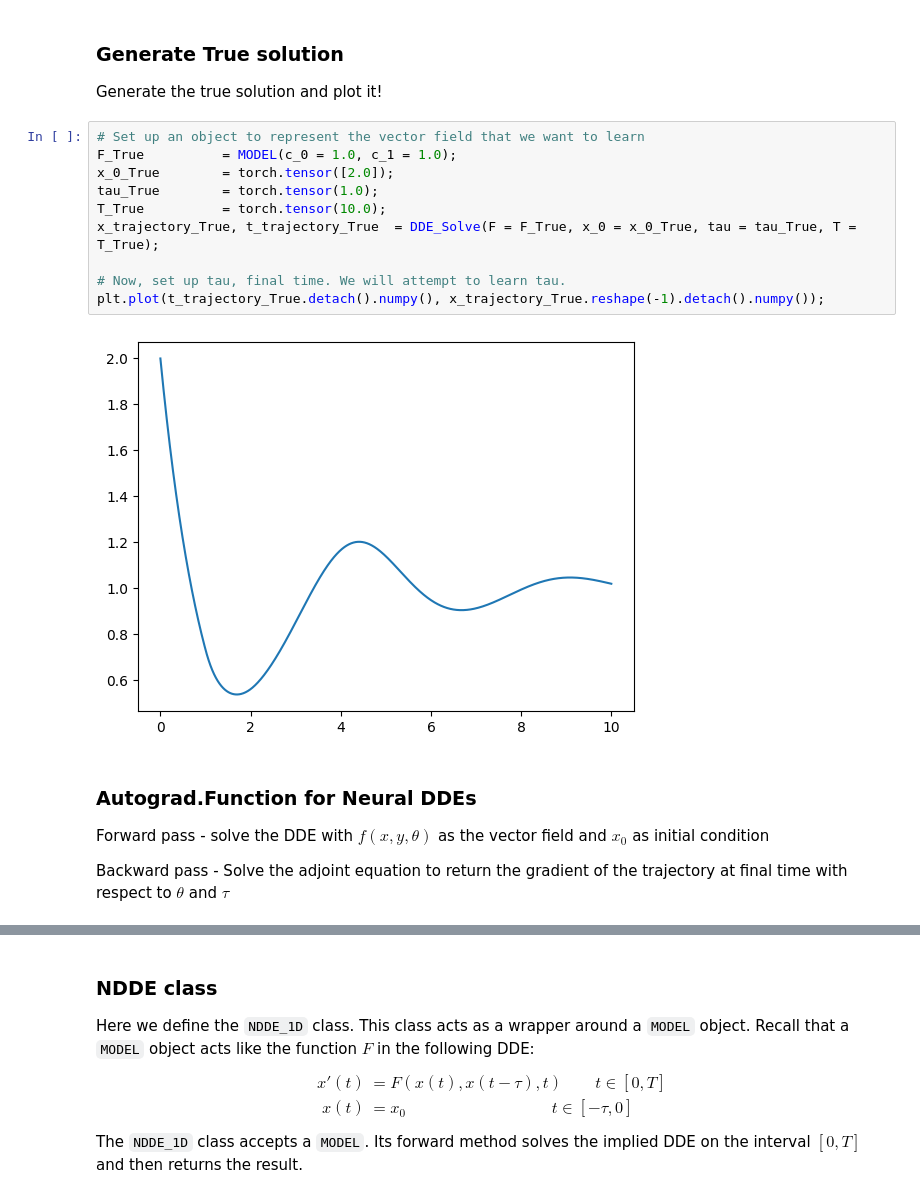
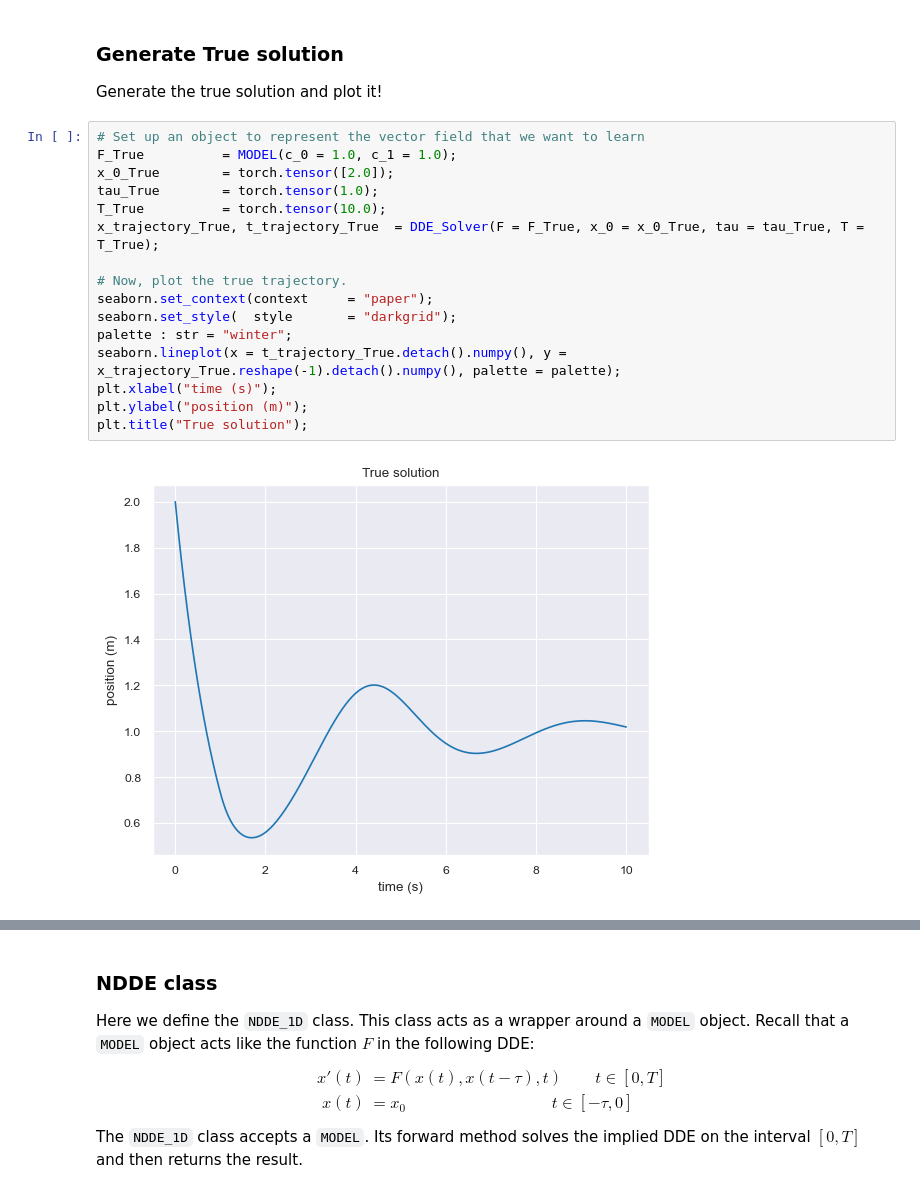
Before and after one commit to punkduckable/NDDE, a Jupyter notebook: NDDE_1D.ipynb, the cells around one changed output, grey strips where cells are left out. Saved outputs shown, nothing was run; the diff lists cells and outputs as text.

```diff
--- a/NDDE_1D.ipynb
+++ b/NDDE_1D.ipynb
@@ -149,18 +43,18 @@ Generate the true solution and plot it!
 # %%
 # Set up an object to represent the vector field that we want to learn
 F_True          = MODEL(c_0 = 1.0, c_1 = 1.0);
 x_0_True        = torch.tensor([2.0]);
 tau_True        = torch.tensor(1.0);
 T_True          = torch.tensor(10.0);
-x_trajectory_True, t_trajectory_True  = DDE_Solve(F = F_True, x_0 = x_0_True, tau = tau_True, T = T_True);
+x_trajectory_True, t_trajectory_True  = DDE_Solver(F = F_True, x_0 = x_0_True, tau = tau_True, T = T_True);
 
-# Now, set up tau, final time. We will attempt to learn tau.
-plt.plot(t_trajectory_True.detach().numpy(), x_trajectory_True.reshape(-1).detach().numpy());
+# Now, plot the true trajectory.
+seaborn.set_context(context     = "paper");
+seaborn.set_style(  style       = "darkgrid");
+palette : str = "winter";
+seaborn.lineplot(x = t_trajectory_True.detach().numpy(), y = x_trajectory_True.reshape(-1).detach().numpy(), palette = palette);
+plt.xlabel("time (s)");
+plt.ylabel("position (m)");
+plt.title("True solution");
 # %% [output]
-[figure, old version]
+[figure, new version]
-# %% [markdown]
-### Autograd.Function for Neural DDEs
-
-Forward pass - solve the DDE with $f(x, y, \theta) $ as the vector field and $x_0$ as initial condition
-
-Backward pass - Solve the adjoint equation to return the gradient of the trajectory at final time with respect to $\theta$ and $\tau$
```
Also changed, not shown: parts of 20 cells of this notebook, 6 other files.
